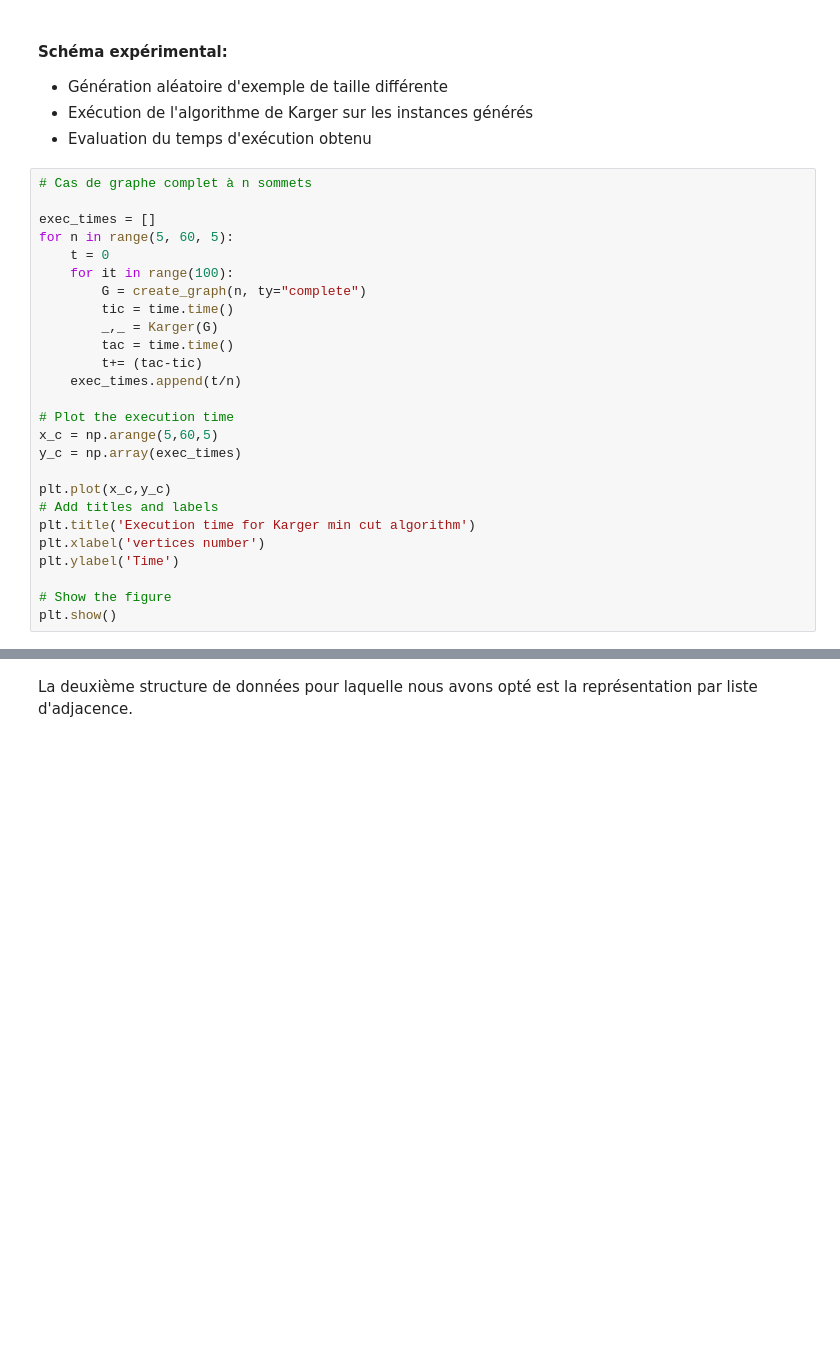
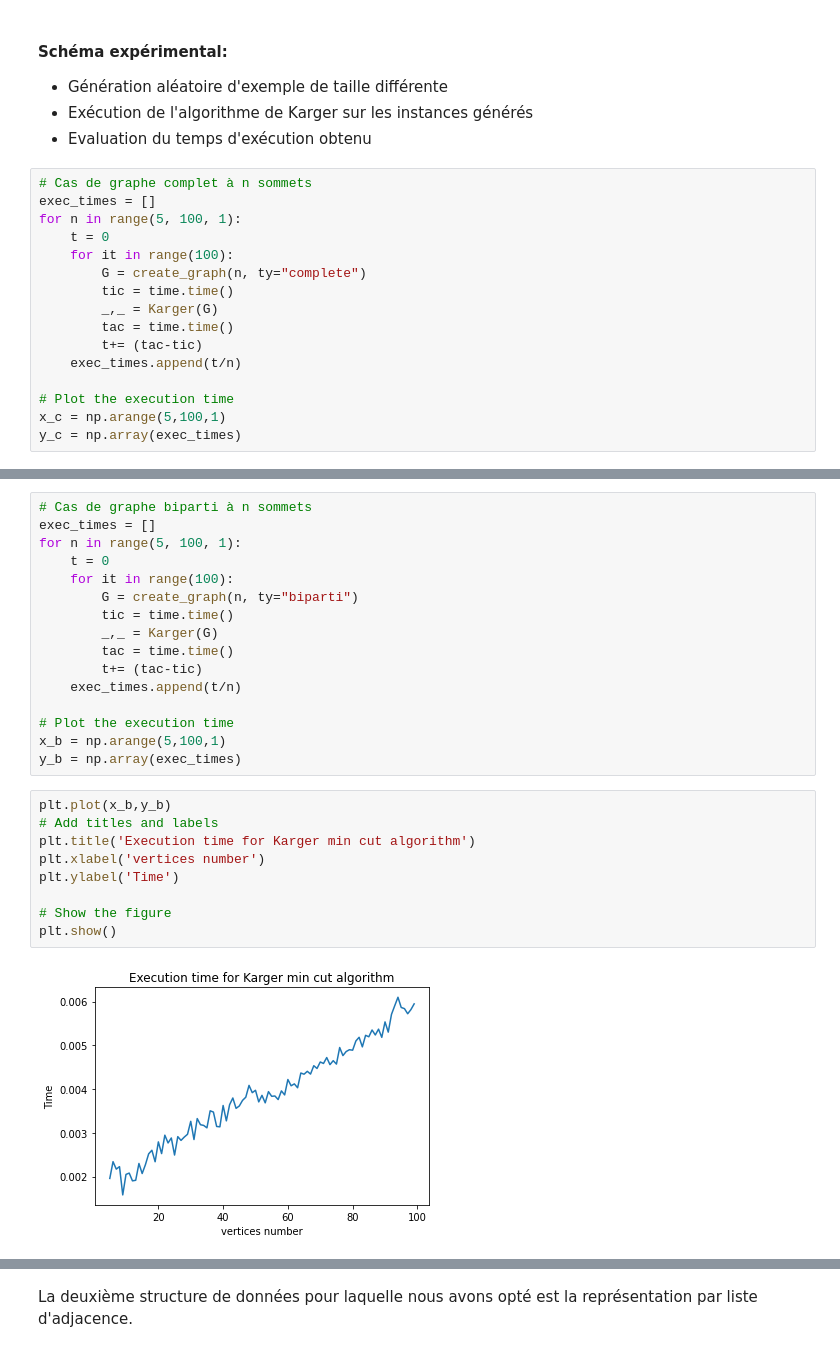
Before and after one commit to samynhl/Projet-COMPLEX, a Jupyter notebook: TME PROJET.ipynb, the cells around one changed output, grey strips where cells are left out. Saved outputs shown, nothing was run; the diff lists cells and outputs as text; blank space fills up the shorter version.

```diff
--- a/TME PROJET.ipynb
+++ b/TME PROJET.ipynb
@@ -450,9 +483,8 @@ def scale_applying(x,y):
 - Evaluation du temps d'exécution obtenu
 # %%
 # Cas de graphe complet à n sommets
-
 exec_times = []
-for n in range(5, 60, 5):
+for n in range(5, 100, 1):
     t = 0
     for it in range(100):
         G = create_graph(n, ty="complete")
@@ -463,14 +495,5 @@ for n in range(5, 60, 5):
     exec_times.append(t/n)
 
 # Plot the execution time
-x_c = np.arange(5,60,5)
+x_c = np.arange(5,100,1)
 y_c = np.array(exec_times)
-
-plt.plot(x_c,y_c)
-# Add titles and labels
-plt.title('Execution time for Karger min cut algorithm')
-plt.xlabel('vertices number')
-plt.ylabel('Time')
-
-# Show the figure
-plt.show()
@@ -550,0 +511,27 @@ scale_applying(x_r,y_r)
+# %%
+# Cas de graphe biparti à n sommets
+exec_times = []
+for n in range(5, 100, 1):
+    t = 0
+    for it in range(100):
+        G = create_graph(n, ty="biparti")
+        tic = time.time()
+        _,_ = Karger(G)
+        tac = time.time()
+        t+= (tac-tic)
+    exec_times.append(t/n)
+
+# Plot the execution time
+x_b = np.arange(5,100,1)
+y_b = np.array(exec_times)
+# %%
+plt.plot(x_b,y_b)
+# Add titles and labels
+plt.title('Execution time for Karger min cut algorithm')
+plt.xlabel('vertices number')
+plt.ylabel('Time')
+
+# Show the figure
+plt.show()
+# %% [output]
+[figure, added]
```
Also changed, not shown: parts of 111 cells of this notebook, 1 other file.
